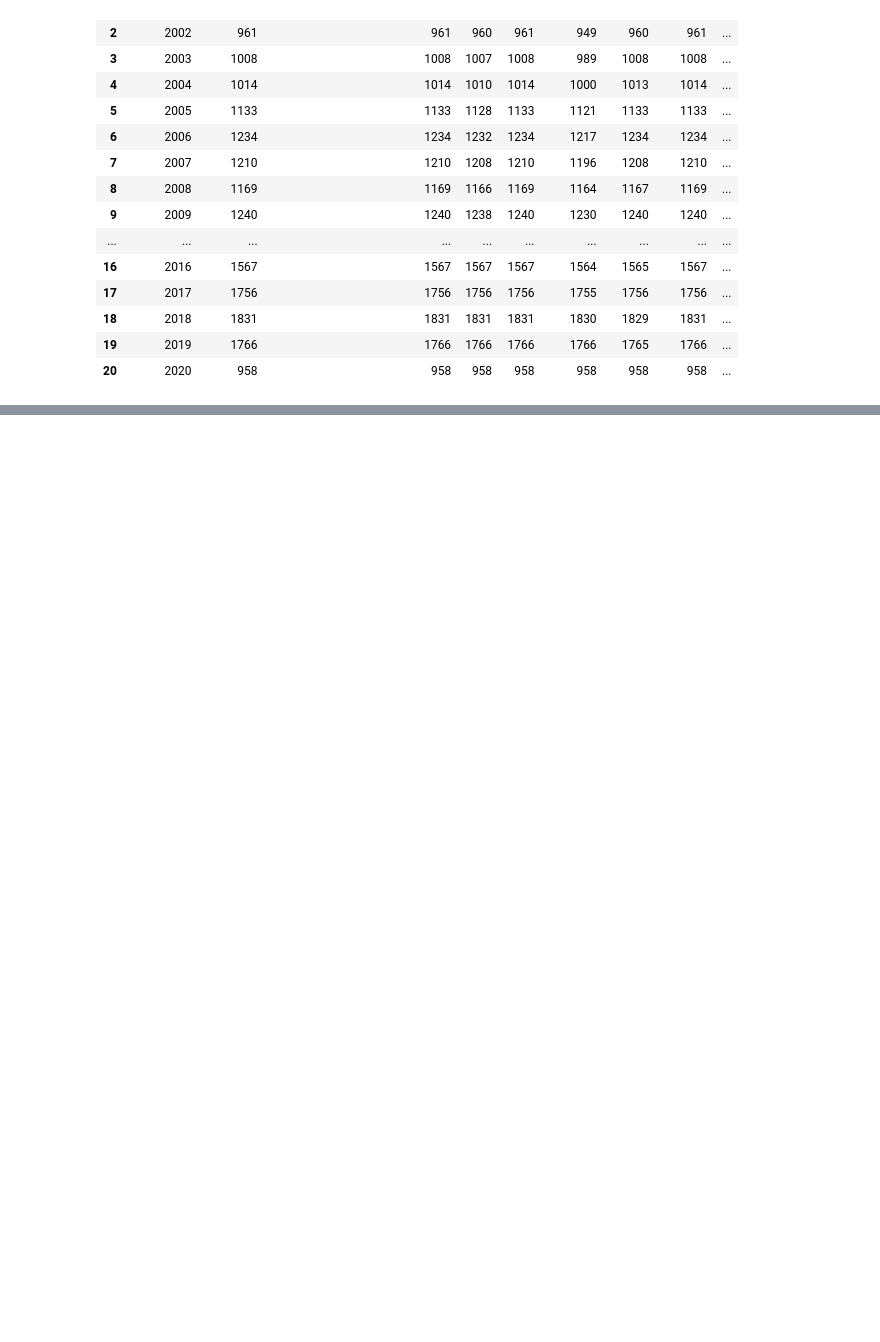
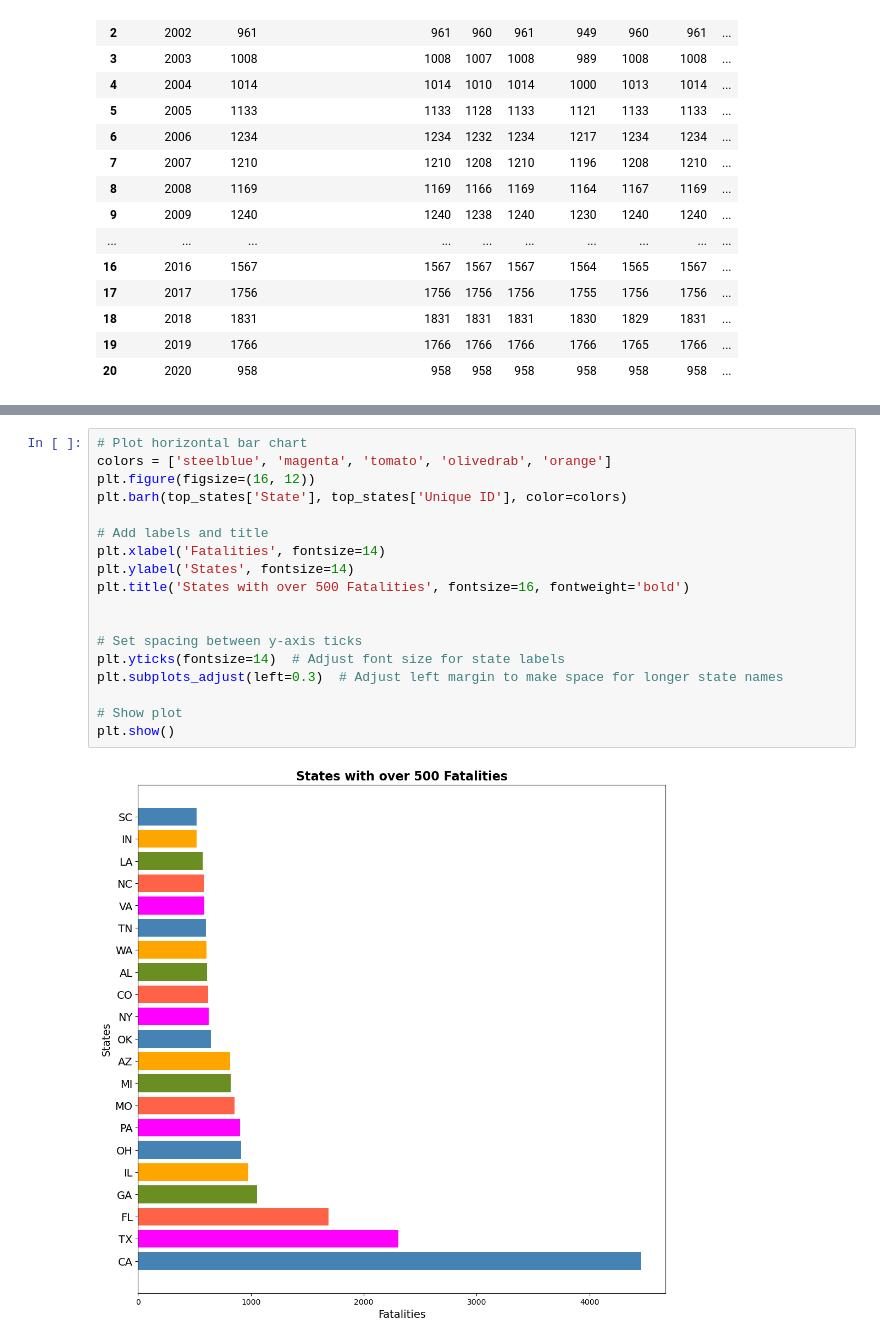
Before and after one commit to cat-mang/LESO_Analysis_Proj, a Jupyter notebook: notebooks/police_graphs.ipynb, the cells around one changed output, grey strips where cells are left out. Drawn from its saved outputs; the diff is of its cells as text; blank space fills up the shorter version.

```diff
--- a/notebooks/police_graphs.ipynb
+++ b/notebooks/police_graphs.ipynb
@@ -76,0 +107,20 @@ plt.show()
+# %%
+# Plot horizontal bar chart
+colors = ['steelblue', 'magenta', 'tomato', 'olivedrab', 'orange']
+plt.figure(figsize=(16, 12))
+plt.barh(top_states['State'], top_states['Unique ID'], color=colors)
+
+# Add labels and title
+plt.xlabel('Fatalities', fontsize=14)
+plt.ylabel('States', fontsize=14)
+plt.title('States with over 500 Fatalities', fontsize=16, fontweight='bold')
+
+
+# Set spacing between y-axis ticks
+plt.yticks(fontsize=14)  # Adjust font size for state labels
+plt.subplots_adjust(left=0.3)  # Adjust left margin to make space for longer state names
+
+# Show plot
+plt.show()
+# %% [output]
+[figure, added]
```
Also changed, not shown: parts of 5 cells of this notebook, 7 other files.
